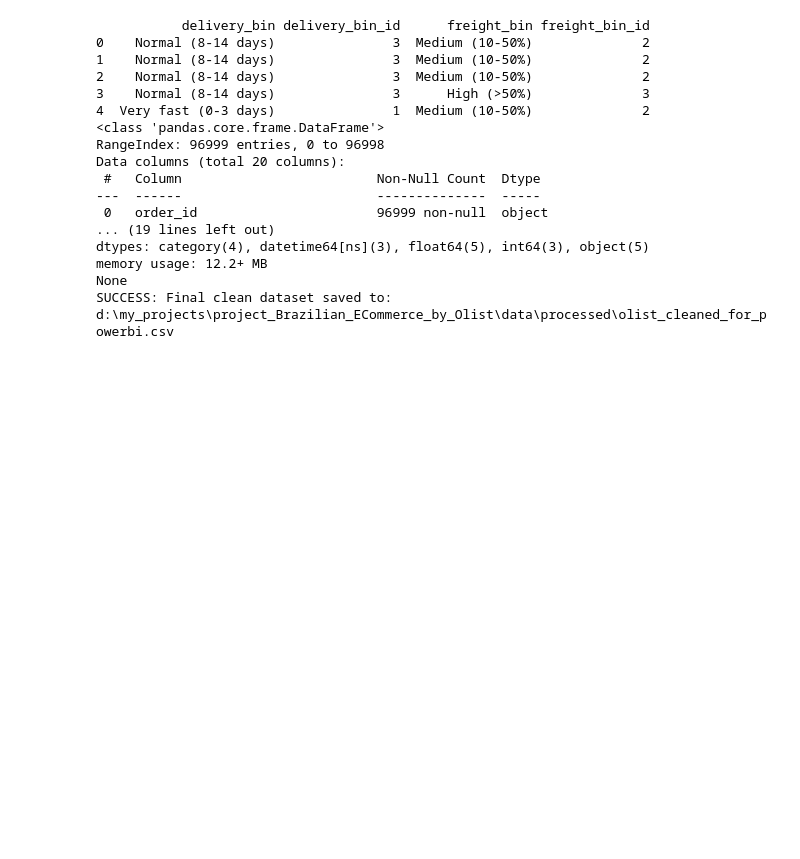
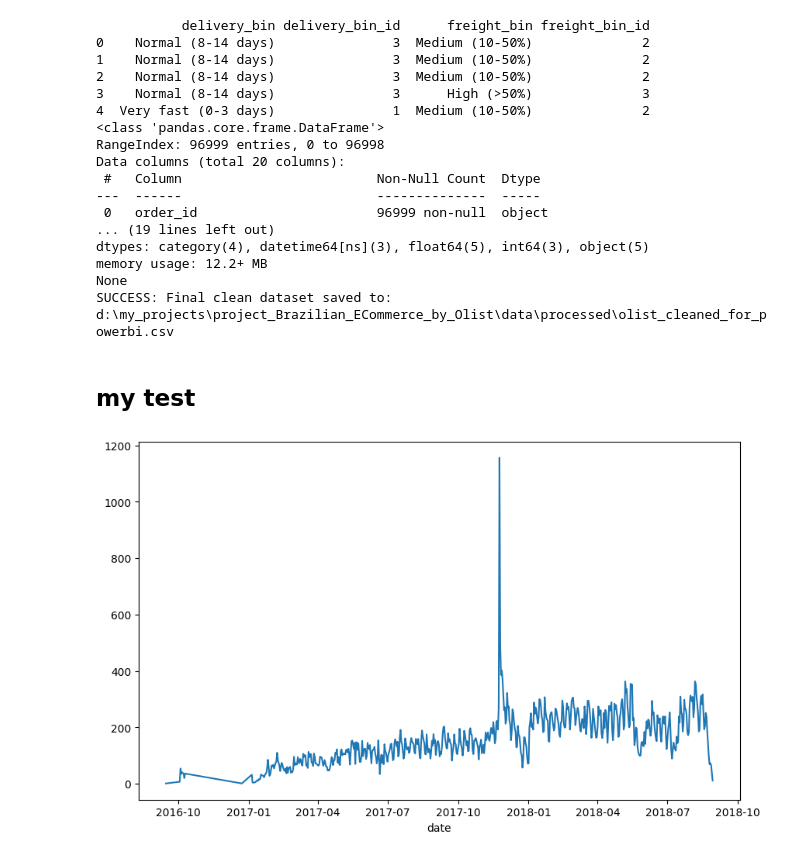
Before and after one commit to kon7drat-illia/Analysis_Brazilian_E-Commerce_by_Olist, a Jupyter notebook: notebook/work.ipynb, the cells around one changed output. Cells and saved outputs as stored; diff of their text form; code cells hidden in the pictures; blank space fills up the shorter version.

```diff
--- a/notebook/work.ipynb
+++ b/notebook/work.ipynb
@@ -522,3 +522,15 @@ dtypes: category(4), datetime64[ns](3), float64(5), int64(3), object(5)
 memory usage: 12.2+ MB
 None
 SUCCESS: Final clean dataset saved to: d:\my_projects\project_Brazilian_ECommerce_by_Olist\data\processed\olist_cleaned_for_powerbi.csv
+# %% [markdown]
+## my test
+# %%
+plt.figure(figsize=(10, 6))
+df_main['date'] = df_main['order_purchase_timestamp'].dt.date
+orders_per_day = df_main.groupby('date')['order_id'].count()
+
+
+orders_per_day.plot()
+plt.show()
+# %% [output]
+[figure, added]
```
Also changed, not shown: parts of 1 cell of this notebook, 2 other files.
